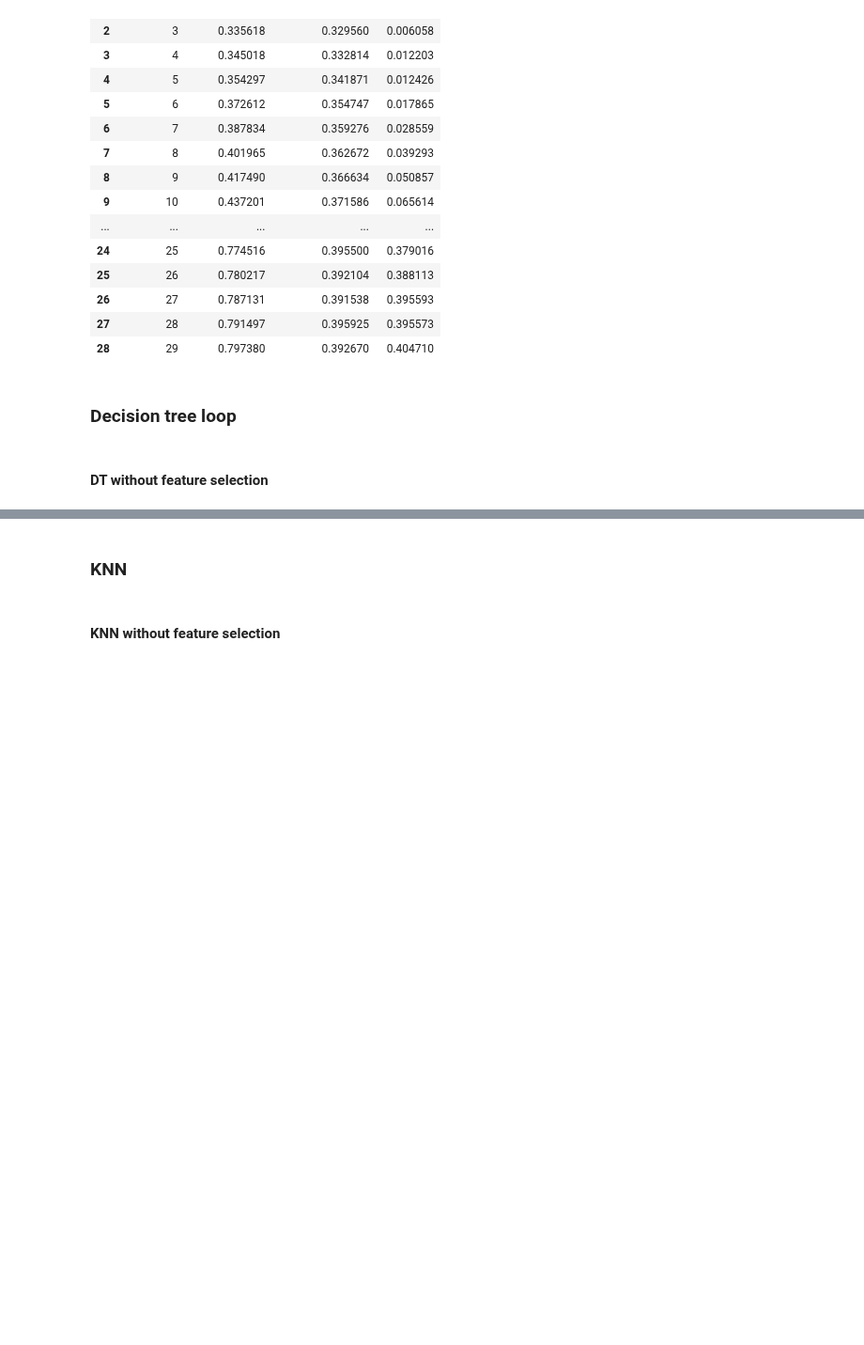
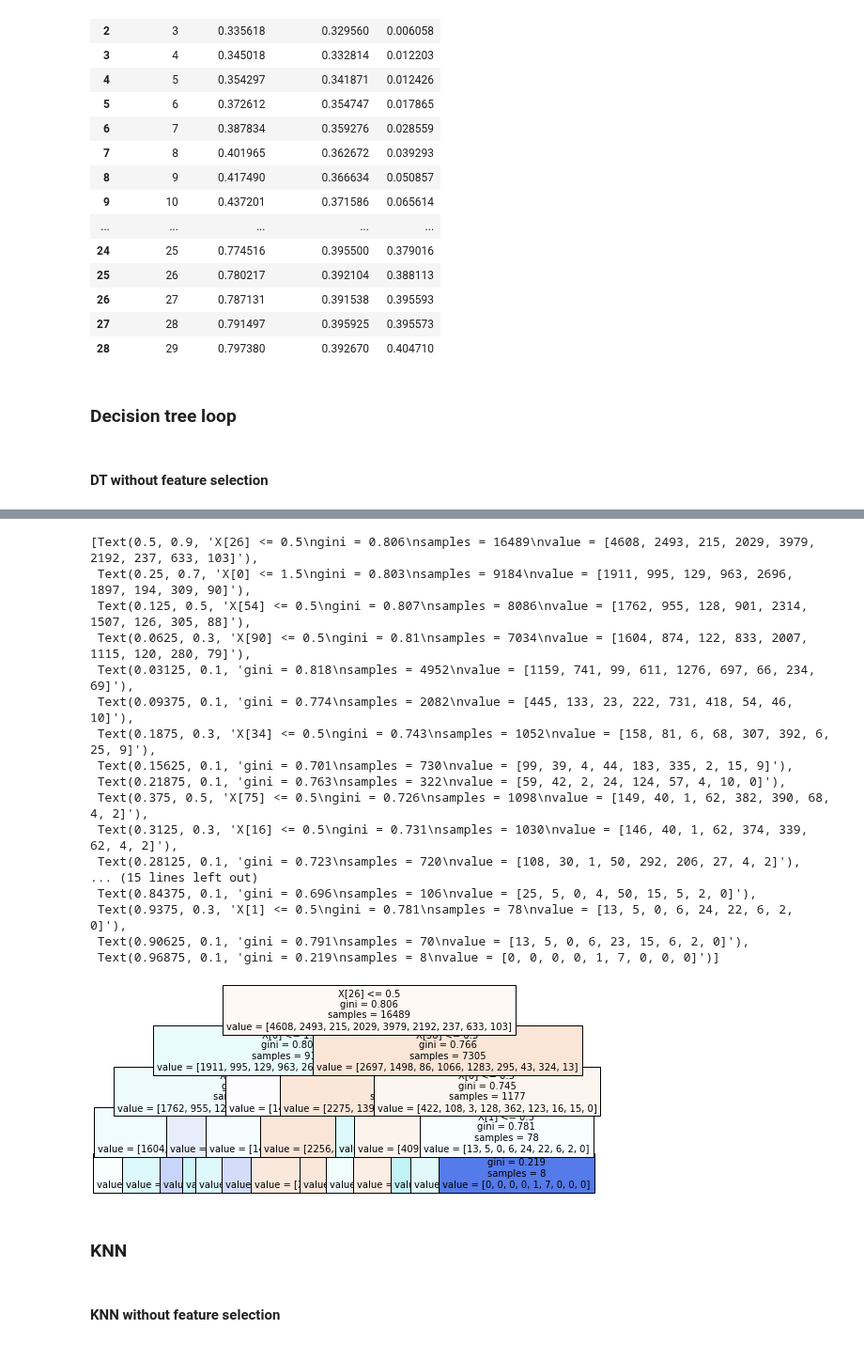
Before and after one commit to MrEnigmamgine/Videogame-Capstone_fork, a Jupyter notebook: Lindy_workbook.ipynb, the cells around one changed output, grey strips where cells are left out. Shown at 94% size. Drawn from its saved outputs; the diff is of its cells as text; code cells hidden in the pictures; blank space fills up the shorter version.

```diff
--- a/Lindy_workbook.ipynb
+++ b/Lindy_workbook.ipynb
@@ -973,7 +974,7 @@ DT_prediction
 # %%
 metric_dt = []
 
-for i in range(1,30):
+for i in range(1,5):
     tree1 = DecisionTreeClassifier(max_depth=(i), random_state=123)
 
 
@@ -995,3 +1002,25 @@ DT_prediction_X
+# %%
+from sklearn import tree
+tree.plot_tree(tree1, filled=True, fontsize=10)
+# %% [output]
+[Text(0.5, 0.9, 'X[26] <= 0.5\ngini = 0.806\nsamples = 16489\nvalue = [4608, 2493, 215, 2029, 3979, 2192, 237, 633, 103]'),
+ Text(0.25, 0.7, 'X[0] <= 1.5\ngini = 0.803\nsamples = 9184\nvalue = [1911, 995, 129, 963, 2696, 1897, 194, 309, 90]'),
+ Text(0.125, 0.5, 'X[54] <= 0.5\ngini = 0.807\nsamples = 8086\nvalue = [1762, 955, 128, 901, 2314, 1507, 126, 305, 88]'),
+ Text(0.0625, 0.3, 'X[90] <= 0.5\ngini = 0.81\nsamples = 7034\nvalue = [1604, 874, 122, 833, 2007, 1115, 120, 280, 79]'),
+ Text(0.03125, 0.1, 'gini = 0.818\nsamples = 4952\nvalue = [1159, 741, 99, 611, 1276, 697, 66, 234, 69]'),
+ Text(0.09375, 0.1, 'gini = 0.774\nsamples = 2082\nvalue = [445, 133, 23, 222, 731, 418, 54, 46, 10]'),
+ Text(0.1875, 0.3, 'X[34] <= 0.5\ngini = 0.743\nsamples = 1052\nvalue = [158, 81, 6, 68, 307, 392, 6, 25, 9]'),
+ Text(0.15625, 0.1, 'gini = 0.701\nsamples = 730\nvalue = [99, 39, 4, 44, 183, 335, 2, 15, 9]'),
+ Text(0.21875, 0.1, 'gini = 0.763\nsamples = 322\nvalue = [59, 42, 2, 24, 124, 57, 4, 10, 0]'),
+ Text(0.375, 0.5, 'X[75] <= 0.5\ngini = 0.726\nsamples = 1098\nvalue = [149, 40, 1, 62, 382, 390, 68, 4, 2]'),
+ Text(0.3125, 0.3, 'X[16] <= 0.5\ngini = 0.731\nsamples = 1030\nvalue = [146, 40, 1, 62, 374, 339, 62, 4, 2]'),
+ Text(0.28125, 0.1, 'gini = 0.723\nsamples = 720\nvalue = [108, 30, 1, 50, 292, 206, 27, 4, 2]'),
+... (15 lines left out)
+ Text(0.84375, 0.1, 'gini = 0.696\nsamples = 106\nvalue = [25, 5, 0, 4, 50, 15, 5, 2, 0]'),
+ Text(0.9375, 0.3, 'X[1] <= 0.5\ngini = 0.781\nsamples = 78\nvalue = [13, 5, 0, 6, 24, 22, 6, 2, 0]'),
+ Text(0.90625, 0.1, 'gini = 0.791\nsamples = 70\nvalue = [13, 5, 0, 6, 23, 15, 6, 2, 0]'),
+ Text(0.96875, 0.1, 'gini = 0.219\nsamples = 8\nvalue = [0, 0, 0, 0, 1, 7, 0, 0, 0]')]
+[figure, added]
 # %% [markdown]
 ### KNN
 # %%
```
Also changed, not shown: parts of 40 cells of this notebook.
